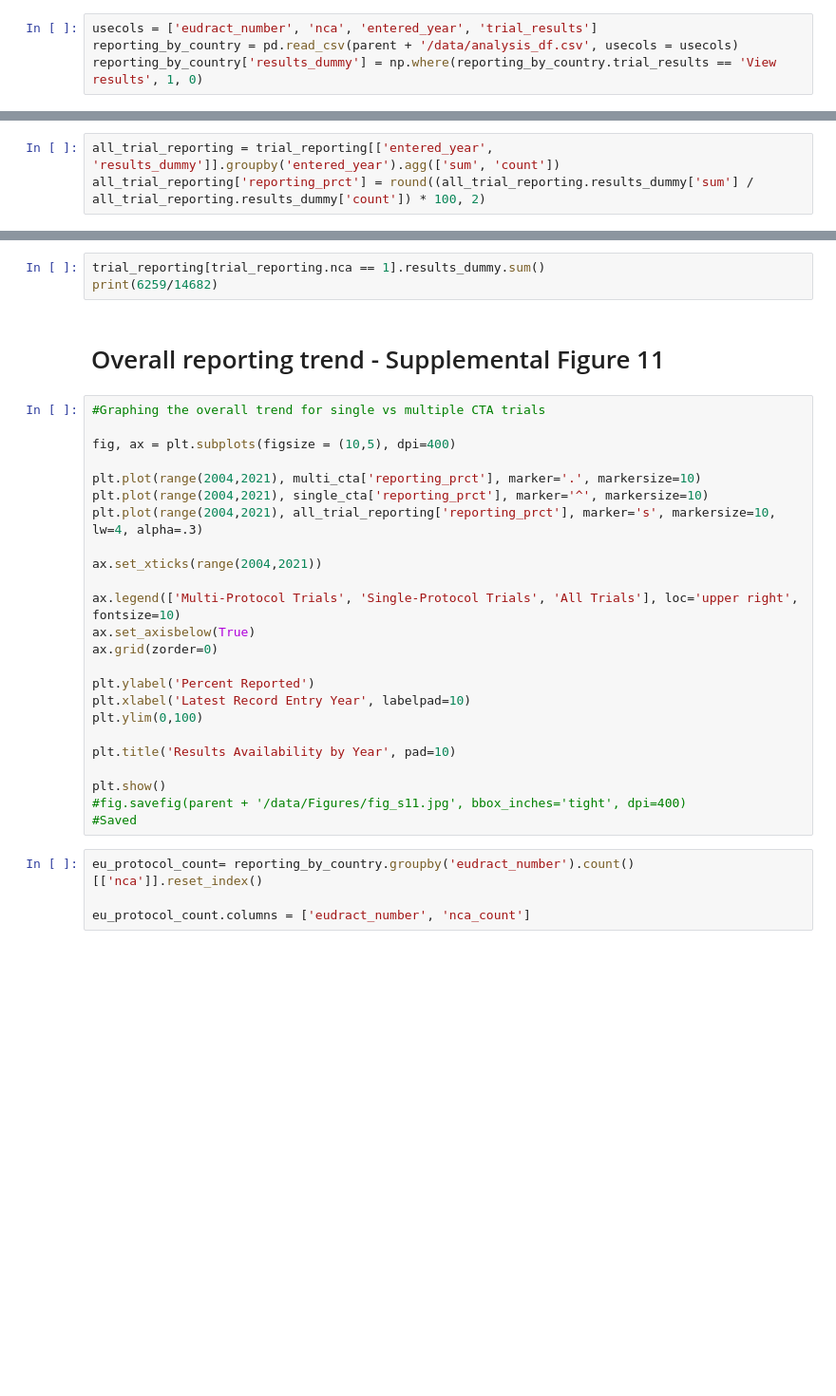
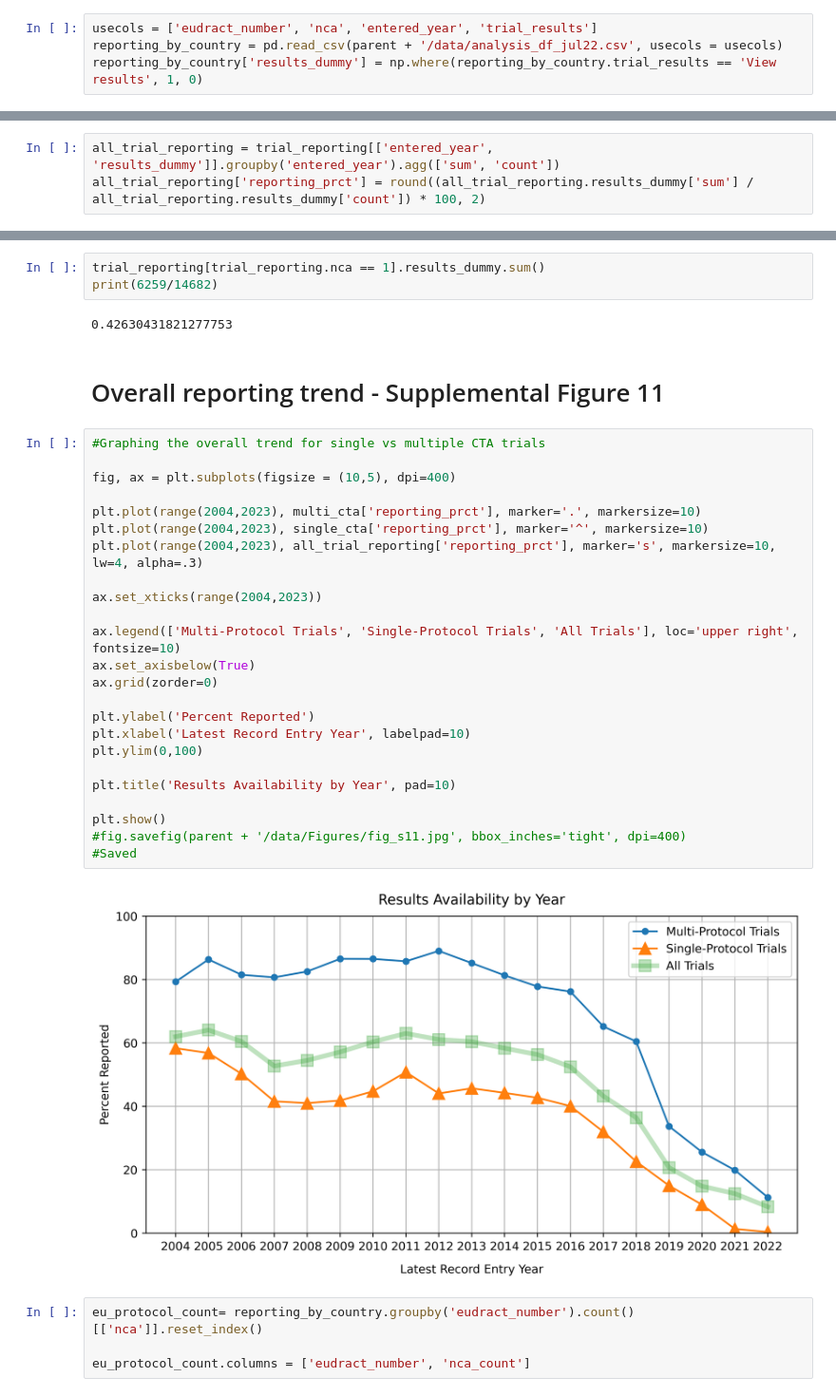
Before and after one commit to ebmdatalab/euctr_data_quality, a Jupyter notebook: notebooks/Results Trends.ipynb, the cells around one changed output, grey strips where cells are left out. Shown at 95% size. Saved outputs shown, nothing was run; the diff lists cells and outputs as text; blank space fills up the shorter version.

Commit message:
Update of data for Jul 22
Updating data for Transparimed Report

```diff
--- a/notebooks/Results Trends.ipynb
+++ b/notebooks/Results Trends.ipynb
@@ -22,7 +22,7 @@ ordered_countries_new.remove('Luxembourg - Ministry of Health')
 ordered_countries_new.remove('Cyprus - MoH-Ph.S')
 # %%
 usecols = ['eudract_number', 'nca', 'entered_year', 'trial_results']
-reporting_by_country = pd.read_csv(parent + '/data/analysis_df.csv', usecols = usecols)
+reporting_by_country = pd.read_csv(parent + '/data/analysis_df_jul22.csv', usecols = usecols)
 reporting_by_country['results_dummy'] = np.where(reporting_by_country.trial_results == 'View results', 1, 0)
 # %%
 trial_reporting = reporting_by_country[['eudract_number', 'results_dummy']].groupby('eudract_number').sum()
@@ -53,32 +87,36 @@ trial_reporting.results_dummy.sum()
 # %%
 trial_reporting[trial_reporting.nca == 1].results_dummy.sum()
 print(6259/14682)
+# %% [output]
+0.42630431821277753
 # %% [markdown]
 # Overall reporting trend - Supplemental Figure 11
 # %%
 #Graphing the overall trend for single vs multiple CTA trials
 
 fig, ax = plt.subplots(figsize = (10,5), dpi=400)
 
-plt.plot(range(2004,2021), multi_cta['reporting_prct'], marker='.', markersize=10)
-plt.plot(range(2004,2021), single_cta['reporting_prct'], marker='^', markersize=10)
-plt.plot(range(2004,2021), all_trial_reporting['reporting_prct'], marker='s', markersize=10, lw=4, alpha=.3)
+plt.plot(range(2004,2023), multi_cta['reporting_prct'], marker='.', markersize=10)
+plt.plot(range(2004,2023), single_cta['reporting_prct'], marker='^', markersize=10)
+plt.plot(range(2004,2023), all_trial_reporting['reporting_prct'], marker='s', markersize=10, lw=4, alpha=.3)
 
-ax.set_xticks(range(2004,2021))
+ax.set_xticks(range(2004,2023))
 
 ax.legend(['Multi-Protocol Trials', 'Single-Protocol Trials', 'All Trials'], loc='upper right', fontsize=10)
 ax.set_axisbelow(True)
 ax.grid(zorder=0)
 
 plt.ylabel('Percent Reported')
 plt.xlabel('Latest Record Entry Year', labelpad=10)
 plt.ylim(0,100)
 
 plt.title('Results Availability by Year', pad=10)
 
 plt.show()
 #fig.savefig(parent + '/data/Figures/fig_s11.jpg', bbox_inches='tight', dpi=400)
 #Saved
+# %% [output]
+[figure, added]
 # %%
 eu_protocol_count= reporting_by_country.groupby('eudract_number').count()[['nca']].reset_index()
 
```
Also changed, not shown: parts of 8 cells of this notebook, 17 other files.
